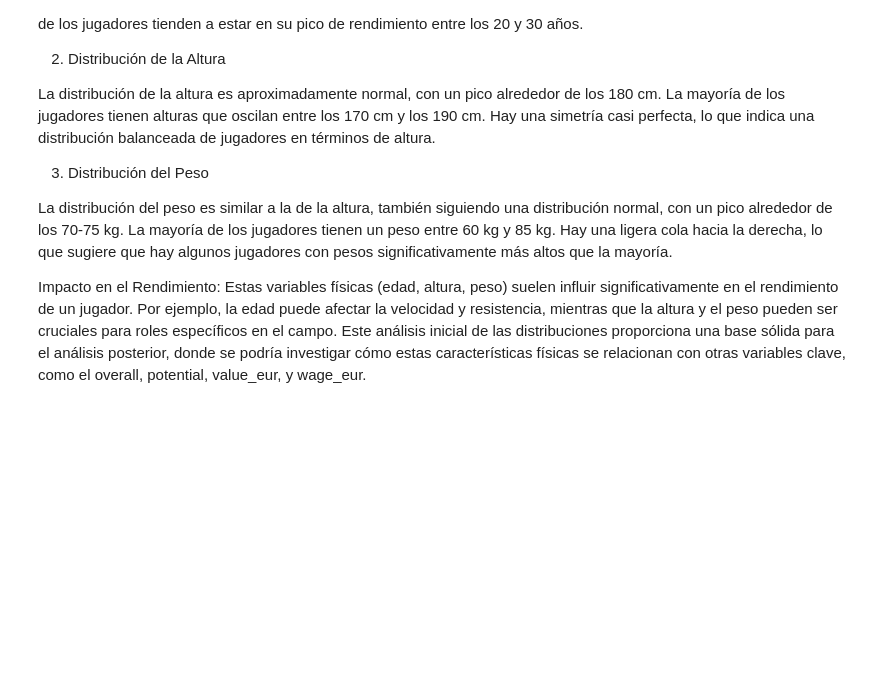
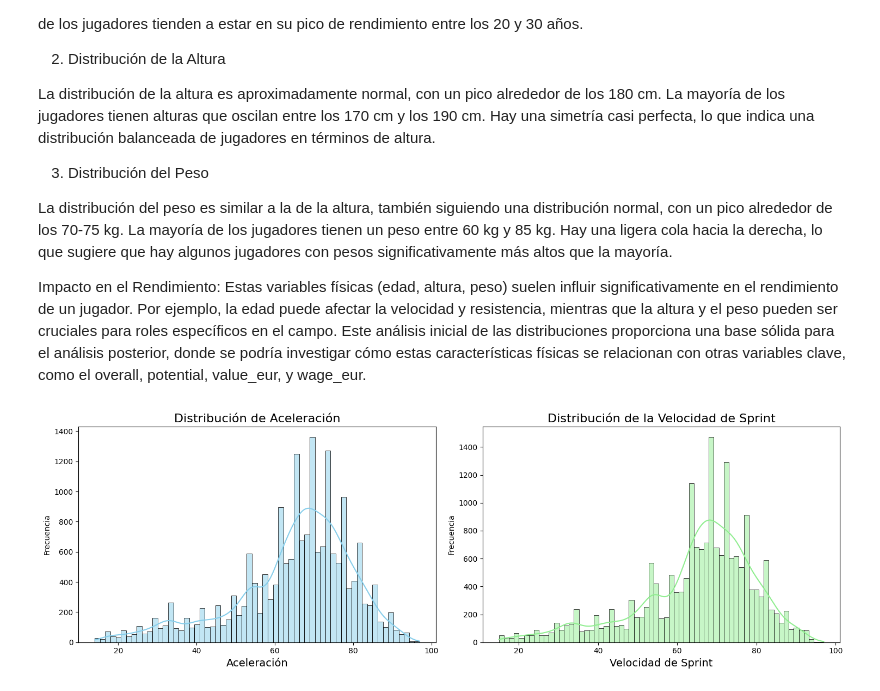
Before and after one commit to CarlaLS/Entregas-CoderHouse-Ciencia-de-Datos-II, a Jupyter notebook: FiFA22_Carla_Salamone.ipynb, the cells around one changed output. Cells and saved outputs as stored; diff of their text form; code cells hidden in the pictures; blank space fills up the shorter version.

```diff
--- a/FiFA22_Carla_Salamone.ipynb
+++ b/FiFA22_Carla_Salamone.ipynb
@@ -433,3 +472,31 @@ Hay una ligera cola hacia la derecha, lo que sugiere que hay algunos jugadores c
 
 Impacto en el Rendimiento: Estas variables físicas (edad, altura, peso) suelen influir significativamente en el rendimiento de un jugador. Por ejemplo, la edad puede afectar la velocidad y resistencia, mientras que la altura y el peso pueden ser cruciales para roles específicos en el campo.
 Este análisis inicial de las distribuciones proporciona una base sólida para el análisis posterior, donde se podría investigar cómo estas características físicas se relacionan con otras variables clave, como el overall, potential, value_eur, y wage_eur.
+# %%
+# histograma sobre aceleración, y sprint-speed de los jugadores
+
+
+# Crear una figura y ejes
+fig, axs = plt.subplots(1, 2, figsize=(15, 5))
+
+# Histograma de Aceleración
+sns.histplot(df_FIFA_nuevo['movement_acceleration'], kde=True, ax=axs[0], color='skyblue')
+axs[0].set_title('Distribución de Aceleración', size=16)
+axs[0].set_xlabel('Aceleración', size=14)
+axs[0].set_ylabel('Frecuencia')
+
+# Histograma de Velocidad de Sprint
+sns.histplot(df_FIFA_nuevo['movement_sprint_speed'], kde=True, ax=axs[1], color='lightgreen')
+axs[1].set_title('Distribución de la Velocidad de Sprint', size=16)
+axs[1].set_xlabel('Velocidad de Sprint', size=14)
+axs[1].set_ylabel('Frecuencia')
+
+
+
+# Ajustar el espaciado entre subplots
+plt.tight_layout()
+
+# Mostrar el gráfico
+plt.show()
+# %% [output]
+[figure, added]
```
Also changed, not shown: parts of 42 cells of this notebook.
